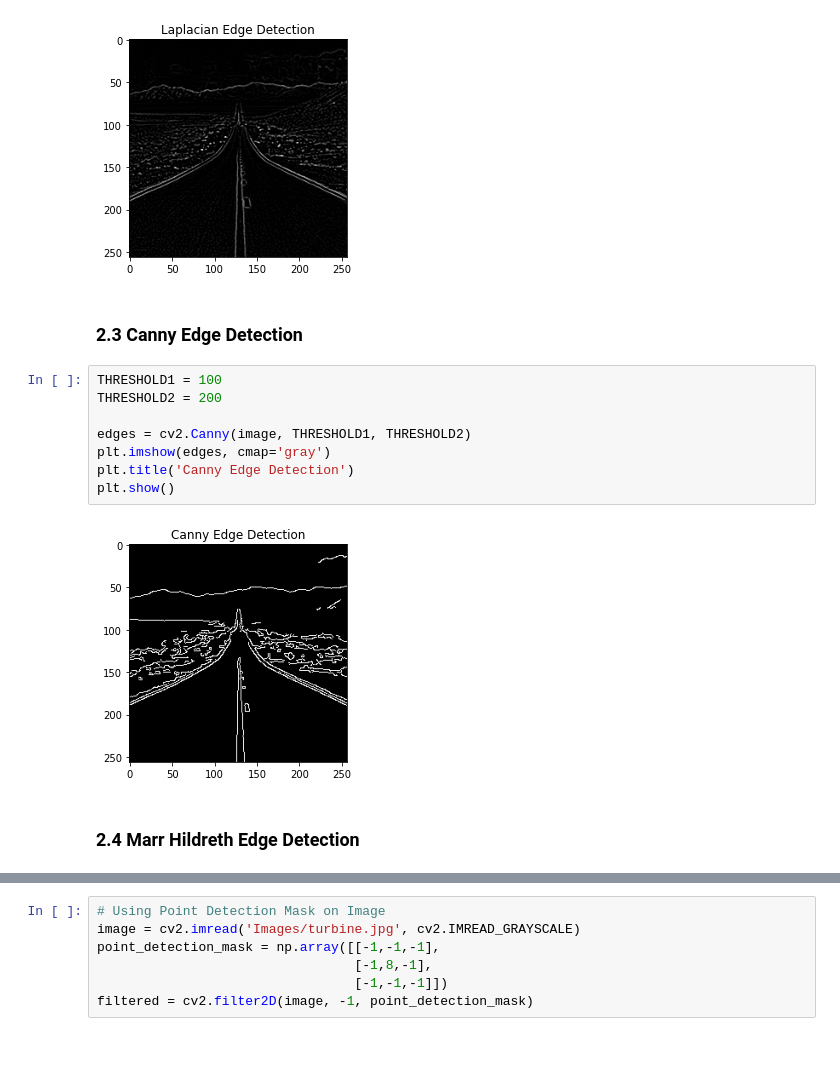
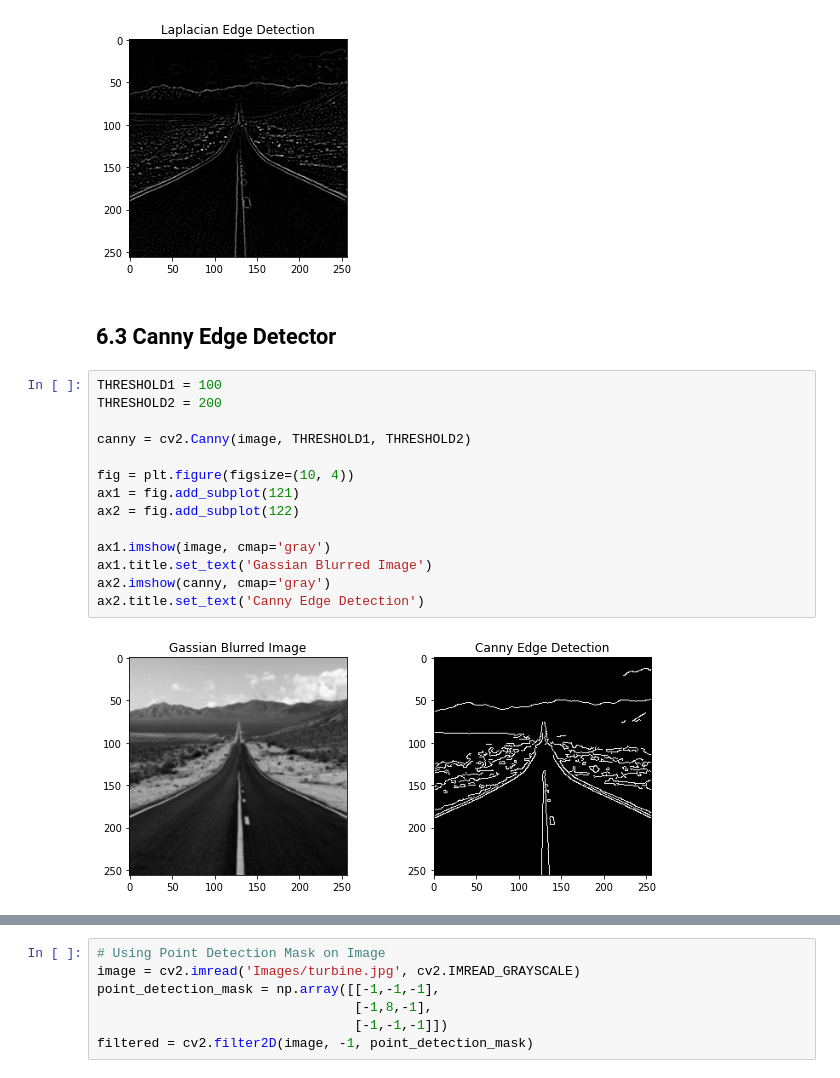
Before and after one commit to siddharthapdutta/DIP-Lab-Sem7, a Jupyter notebook: Exp 6 - Image Segmentation.ipynb, the cells around one changed output, grey strips where cells are left out. Drawn from its saved outputs; the diff is of its cells as text; blank space fills up the shorter version.

```diff
--- a/Exp 6 - Image Segmentation.ipynb
+++ b/Exp 6 - Image Segmentation.ipynb
@@ -98,16 +107,20 @@ plt.show()
 # %% [output]
 [figure]
 # %% [markdown]
-### 2.3 Canny Edge Detection
+## 6.3 Canny Edge Detector
 # %%
 THRESHOLD1 = 100
 THRESHOLD2 = 200
 
-edges = cv2.Canny(image, THRESHOLD1, THRESHOLD2)
-plt.imshow(edges, cmap='gray')
-plt.title('Canny Edge Detection')
-plt.show()
+canny = cv2.Canny(image, THRESHOLD1, THRESHOLD2)
+
+fig = plt.figure(figsize=(10, 4))
+ax1 = fig.add_subplot(121)
+ax2 = fig.add_subplot(122)
+
+ax1.imshow(image, cmap='gray')
+ax1.title.set_text('Gassian Blurred Image')
+ax2.imshow(canny, cmap='gray')
+ax2.title.set_text('Canny Edge Detection')
 # %% [output]
-[figure, old version]
+[figure, new version]
-# %% [markdown]
-### 2.4 Marr Hildreth Edge Detection
```
Also changed, not shown: parts of 17 cells of this notebook, 1 other file.
